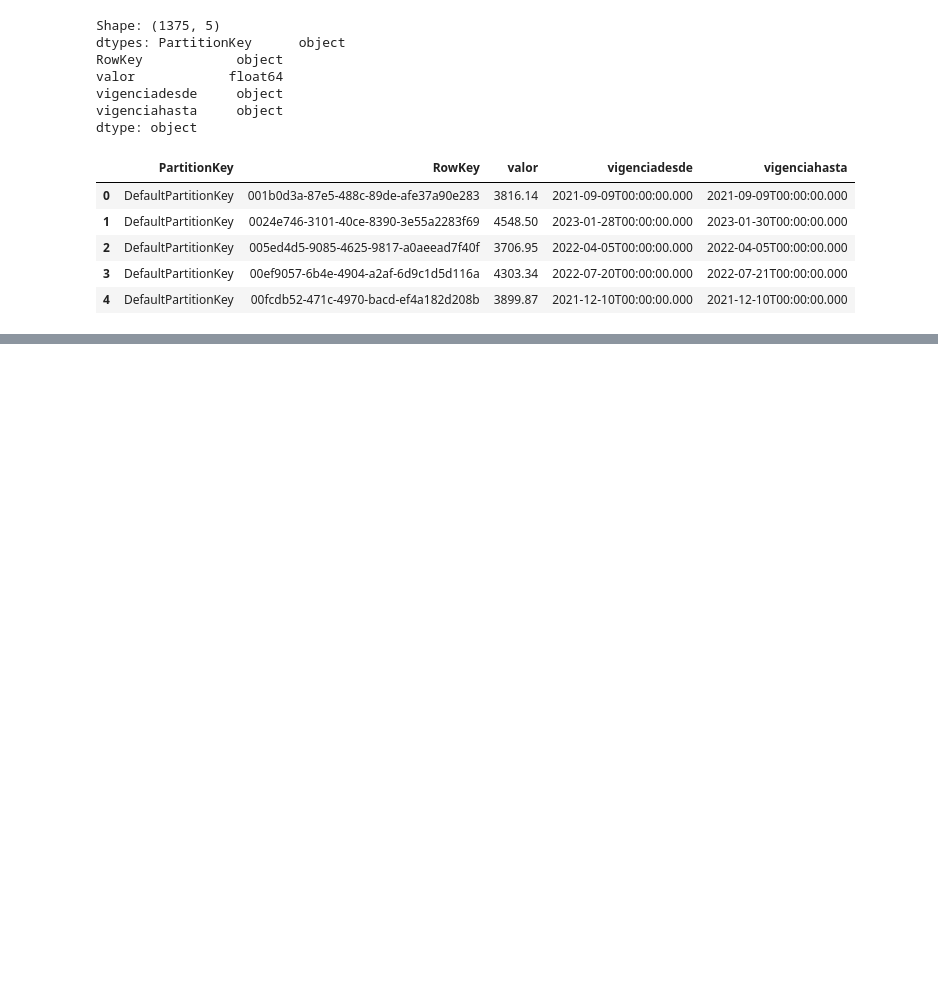
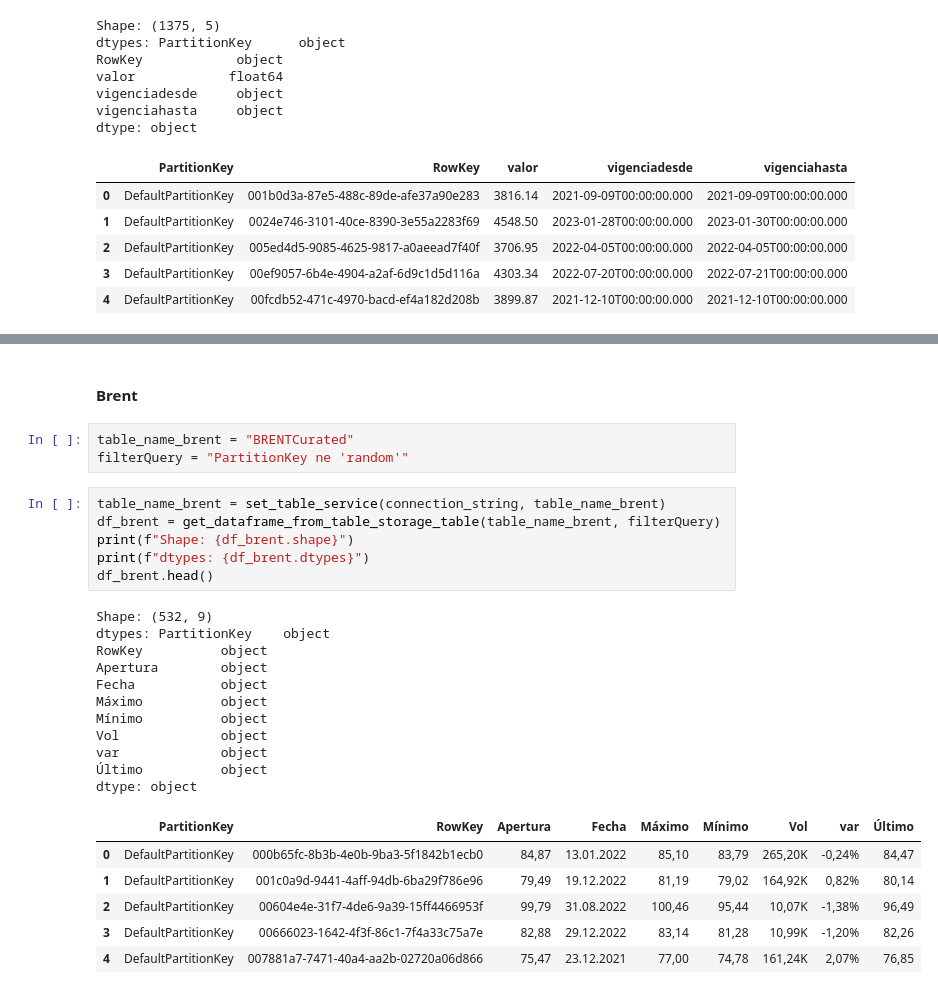
Before and after one commit to maestria-ds-eafit/Proyecto-Integrador-Semestre1, a Jupyter notebook: python-notebooks/ReadEntitiesAzTable.ipynb, the cells around one changed output, grey strips where cells are left out. Cells and saved outputs as stored; diff of their text form; blank space fills up the shorter version.

```diff
--- a/python-notebooks/ReadEntitiesAzTable.ipynb
+++ b/python-notebooks/ReadEntitiesAzTable.ipynb
@@ -84,0 +253,29 @@ df_precipitacion = get_dataframe_from_table_storage_table(
+# %% [markdown]
+#### Brent
+# %%
+table_name_brent = "BRENTCurated"
+filterQuery = "PartitionKey ne 'random'"
+# %%
+table_name_brent = set_table_service(connection_string, table_name_brent)
+df_brent = get_dataframe_from_table_storage_table(table_name_brent, filterQuery)
+print(f"Shape: {df_brent.shape}")
+print(f"dtypes: {df_brent.dtypes}")
+df_brent.head()
+# %% [output]
+Shape: (532, 9)
+dtypes: PartitionKey    object
+RowKey          object
+Apertura        object
+Fecha           object
+Máximo          object
+Mínimo          object
+Vol             object
+var             object
+Último          object
+dtype: object
+|  | PartitionKey | RowKey | Apertura | Fecha | Máximo | Mínimo | Vol | var | Último |
+| 0 | DefaultPartitionKey | 000b65fc-8b3b-4e0b-9ba3-5f1842b1ecb0 | 84,87 | 13.01.2022 | 85,10 | 83,79 | 265,20K | -0,24% | 84,47 |
+| 1 | DefaultPartitionKey | 001c0a9d-9441-4aff-94db-6ba29f786e96 | 79,49 | 19.12.2022 | 81,19 | 79,02 | 164,92K | 0,82% | 80,14 |
+| 2 | DefaultPartitionKey | 00604e4e-31f7-4de6-9a39-15ff4466953f | 99,79 | 31.08.2022 | 100,46 | 95,44 | 10,07K | -1,38% | 96,49 |
+| 3 | DefaultPartitionKey | 00666023-1642-4f3f-86c1-7f4a33c75a7e | 82,88 | 29.12.2022 | 83,14 | 81,28 | 10,99K | -1,20% | 82,26 |
+| 4 | DefaultPartitionKey | 007881a7-7471-40a4-aa2b-02720a06d866 | 75,47 | 23.12.2021 | 77,00 | 74,78 | 161,24K | 2,07% | 76,85 |
```
Also changed, not shown: parts of 38 cells of this notebook, 4 other files.
